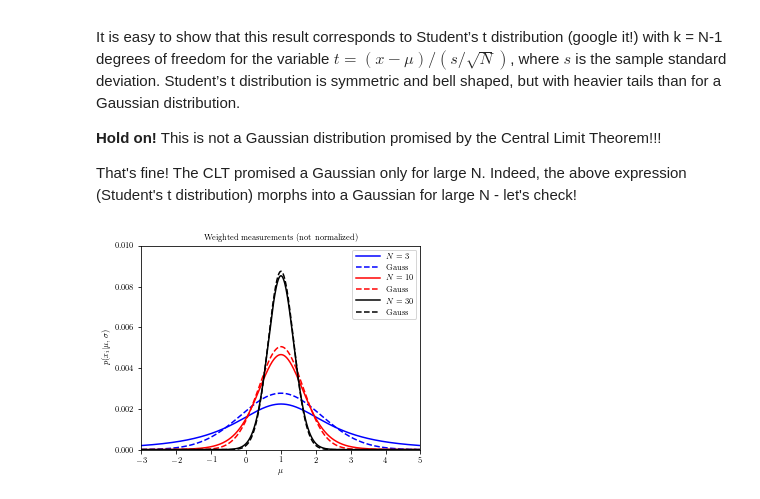
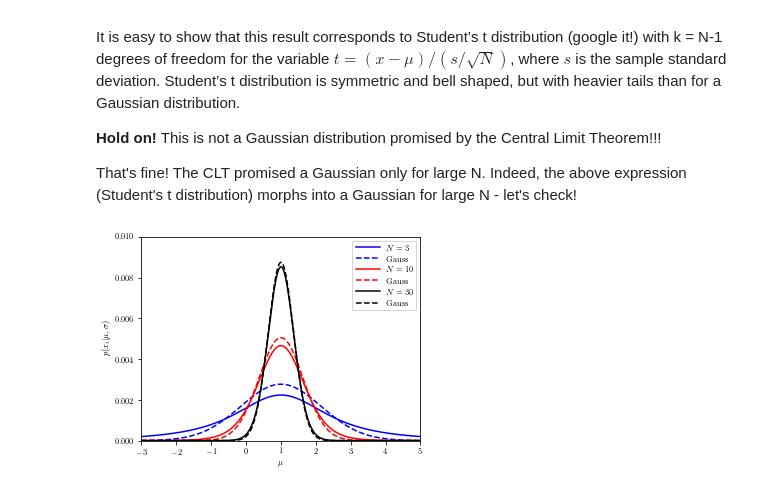
Before and after one commit to Ragadeepika-Pucha/astr-324-s17, a Jupyter notebook: notebooks/Week-4-Tue.ipynb, the cells around one changed output. Cells and saved outputs as stored; diff of their text form; code cells hidden in the pictures.

```diff
--- a/notebooks/Week-4-Tue.ipynb
+++ b/notebooks/Week-4-Tue.ipynb
@@ -583,33 +586,32 @@ def compute_pmu(mu, xbar, V, N):
 #
 N1 = 3
 pmu1 = compute_pmu(mu,xbar,V,N1)
 G1 = norm(xbar, np.sqrt(V/N1)).pdf(mu)
 G1norm = G1 / np.sum(G1)
 N2 = 10
 pmu2 = compute_pmu(mu,xbar,V,N2)
 G2 = norm(xbar, np.sqrt(V/N2)).pdf(mu)
 G2norm = G2 / np.sum(G2)
 N3 = 30
 pmu3 = compute_pmu(mu,xbar,V,N3)
 G3 = norm(xbar, np.sqrt(V/N3)).pdf(mu)
 G3norm = G3 / np.sum(G3)
 
 ## plot
 fig, ax = plt.subplots(figsize=(5, 3.75))
 plt.plot(mu, pmu1, ls='-', c='blue', label=r'$N=3$')
 plt.plot(mu, G1norm, ls='--', c='blue', label=r'Gauss')
 plt.plot(mu, pmu2, ls='-', c='red', label=r'$N=10$')
 plt.plot(mu, G2norm, ls='--', c='red', label=r'Gauss')
 plt.plot(mu, pmu3, ls='-', c='black', label=r'$N=30$')
 plt.plot(mu, G3norm, ls='--', c='black', label=r'Gauss')
 
 plt.xlim(-3, 5)
 plt.ylim(0, 0.01)
 plt.xlabel('$\mu$')
 plt.ylabel(r'$p(x_i|\mu,\sigma)$')
-plt.title('Weighted measurements (not normalized)')
 plt.legend()
 plt.show()
 # %% [output]
-[figure, old version]
+[figure, new version]
 # %% [markdown]
```
Also changed, not shown: parts of 15 cells of this notebook, 1 other file.
